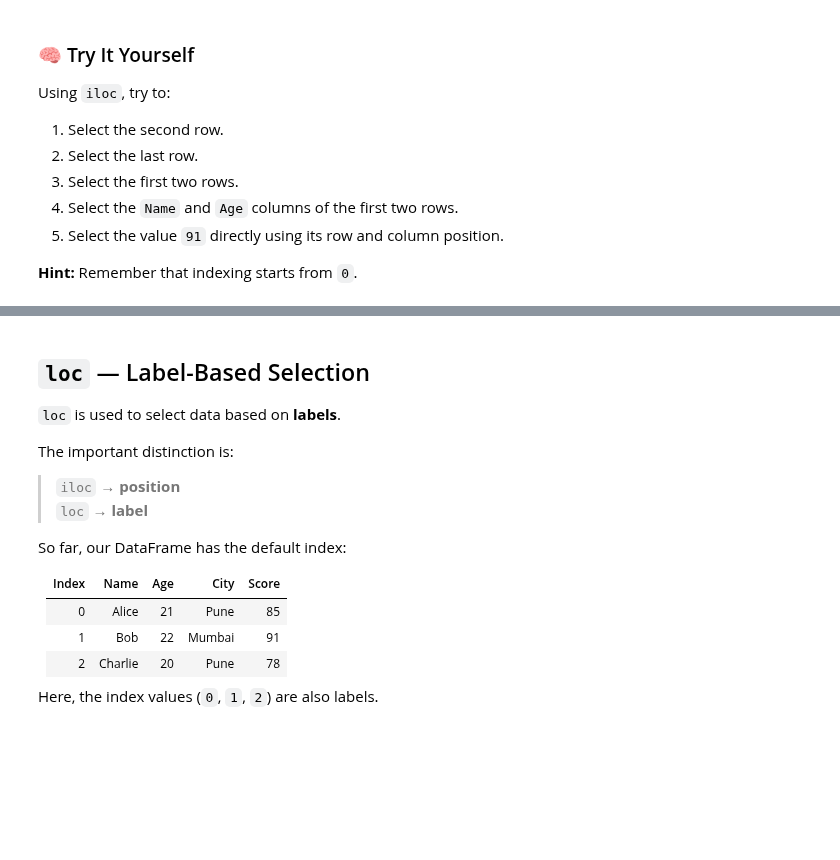
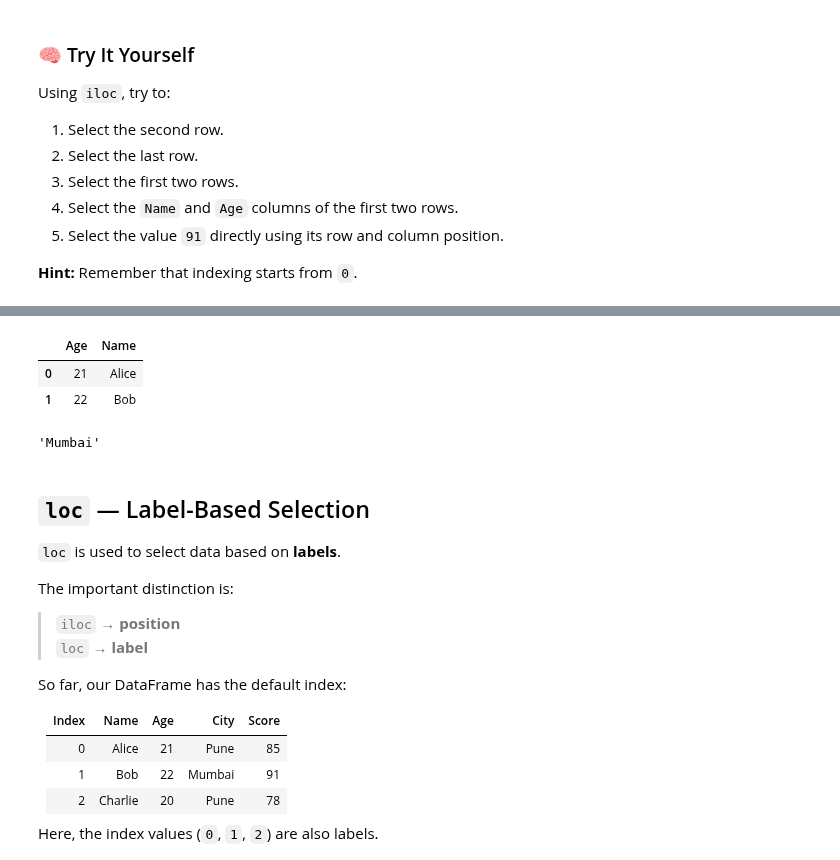
Before and after one commit to Pankaj-Jadhav17/Python, a Jupyter notebook: Python_Assignments/pandas_workbook.ipynb, the cells around one changed output, grey strips where cells are left out. Saved outputs shown, nothing was run; the diff lists cells and outputs as text; code cells hidden in the pictures; blank space fills up the shorter version.

```diff
--- a/Python_Assignments/pandas_workbook.ipynb
+++ b/Python_Assignments/pandas_workbook.ipynb
@@ -442,3 +544,15 @@ Using `iloc`, try to:
+# %%
+# 4. Select Age and Name columns of the first two rows.
+df.iloc[0:2, [1, 0]]
+# %% [output]
+|  | Age | Name |
+| 0 | 21 | Alice |
+| 1 | 22 | Bob |
+# %%
+# 5. Select the value `91` directly using its row and column position.
+df.iloc[1, 2]
+# %% [output]
+'Mumbai'
 # %% [markdown]
 ## `loc` — Label-Based Selection
 
```
Also changed, not shown: parts of 16 cells of this notebook, 2 other files.
